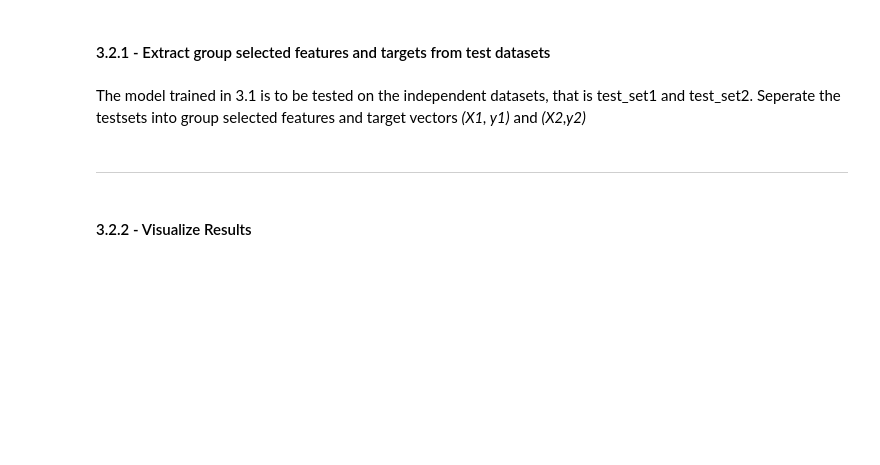
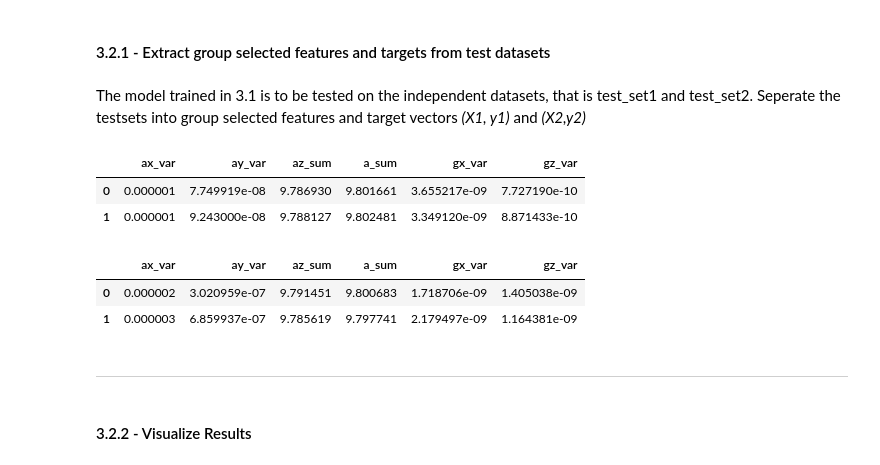
Before and after one commit to SebastianVanegasPerez/engg680_2024_fall, a Jupyter notebook: Lab_4/assignment_4.ipynb, the cells around one changed output. Saved outputs shown, nothing was run; the diff lists cells and outputs as text; code cells hidden in the pictures; blank space fills up the shorter version.

```diff
--- a/Lab_4/assignment_4.ipynb
+++ b/Lab_4/assignment_4.ipynb
@@ -829,14 +886,22 @@ The model trained in 3.1 is to be tested on the independent datasets, that is te
 Seperate the testsets into group selected features and target vectors *(X1, y1)* and *(X2,y2)*
 # %%
 # TODO - Load the target vector from test_set1 into y1, and the group selected features from test_set1 into X1
-# y1 =
-# X1 =
+y1 = test_set1['motion_state']
+X1 = test_set1[['ax_var', 'ay_var', 'az_sum', 'a_sum', 'gx_var', 'gz_var']]
 X1.head(2)
+# %% [output]
+|  | ax_var | ay_var | az_sum | a_sum | gx_var | gz_var |
+| 0 | 0.000001 | 7.749919e-08 | 9.786930 | 9.801661 | 3.655217e-09 | 7.727190e-10 |
+| 1 | 0.000001 | 9.243000e-08 | 9.788127 | 9.802481 | 3.349120e-09 | 8.871433e-10 |
 # %%
 # TODO - Load the target vector from test_set2 into y2, and the group selected features from test_set2 into X2
-# y2 =
-# X2 =
+y2 = test_set2['motion_state']
+X2 = test_set2[['ax_var', 'ay_var', 'az_sum', 'a_sum', 'gx_var', 'gz_var']]
 X2.head(2)
+# %% [output]
+|  | ax_var | ay_var | az_sum | a_sum | gx_var | gz_var |
+| 0 | 0.000002 | 3.020959e-07 | 9.791451 | 9.800683 | 1.718706e-09 | 1.405038e-09 |
+| 1 | 0.000003 | 6.859937e-07 | 9.785619 | 9.797741 | 2.179497e-09 | 1.164381e-09 |
 # %% [markdown]
 ___
 # %% [markdown]
```
Also changed, not shown: parts of 26 cells of this notebook.
